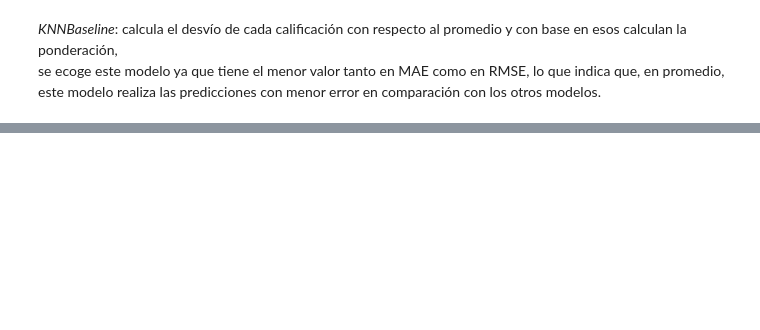
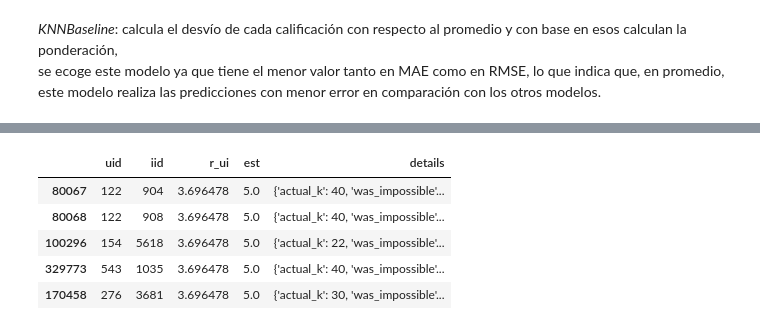
Before and after one commit to LauBetancourt31/Anal-tica-en-Marketing, a Jupyter notebook: 3. Filtros colaborativos.ipynb, the cells around one changed output, grey strips where cells are left out. Cells and saved outputs as stored; diff of their text form; code cells hidden in the pictures; blank space fills up the shorter version.

```diff
--- a/3. Filtros colaborativos.ipynb
+++ b/3. Filtros colaborativos.ipynb
@@ -84,0 +160,9 @@ performance_df.sort_values(by='RMSE')
+# %%
+predictions_df.sort_values(by='est',ascending=False).head()
+# %% [output]
+|  | uid | iid | r_ui | est | details |
+| 80067 | 122 | 904 | 3.696478 | 5.0 | {'actual_k': 40, 'was_impossible'... |
+| 80068 | 122 | 908 | 3.696478 | 5.0 | {'actual_k': 40, 'was_impossible'... |
+| 100296 | 154 | 5618 | 3.696478 | 5.0 | {'actual_k': 22, 'was_impossible'... |
+| 329773 | 543 | 1035 | 3.696478 | 5.0 | {'actual_k': 40, 'was_impossible'... |
+| 170458 | 276 | 3681 | 3.696478 | 5.0 | {'actual_k': 30, 'was_impossible'... |
```
Also changed, not shown: parts of 12 cells of this notebook, 1 other file.
